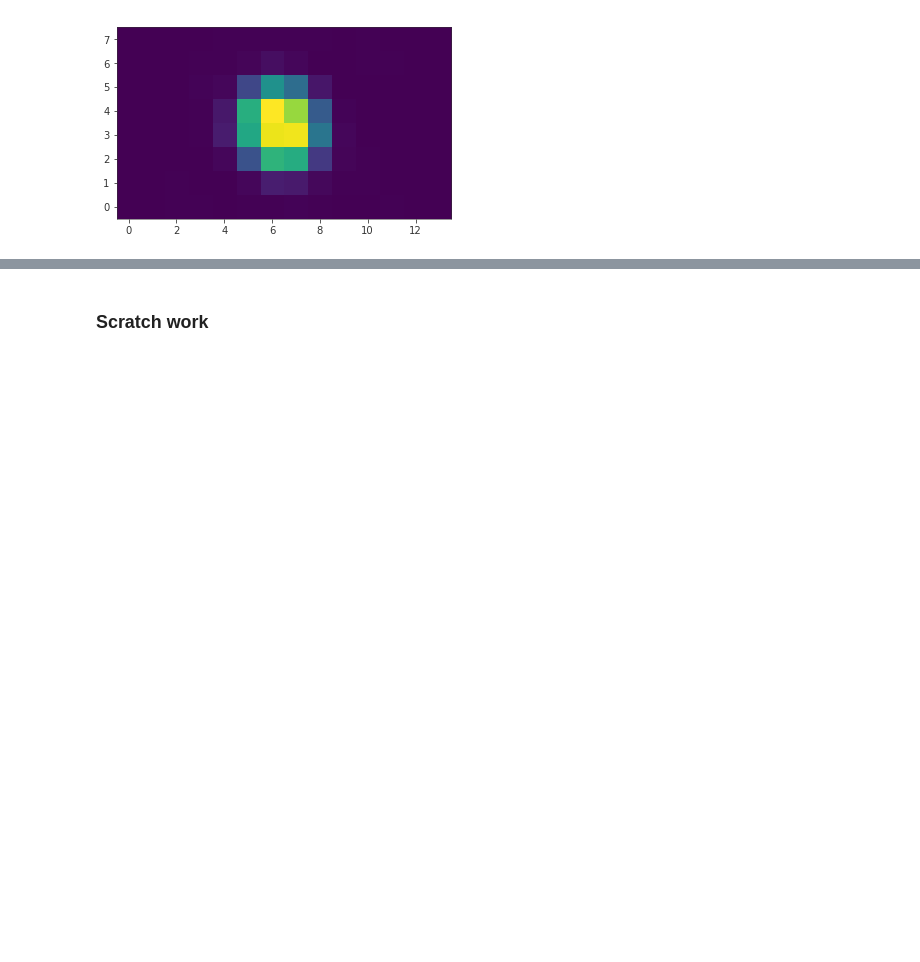
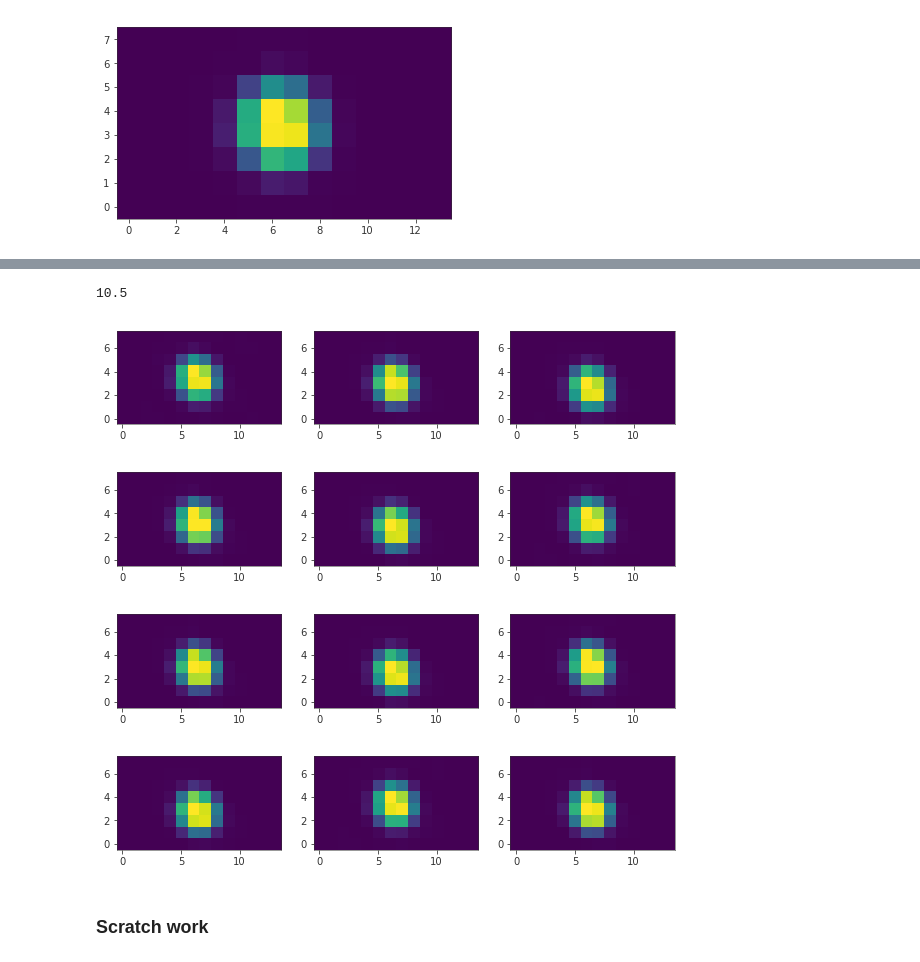
Before and after one commit to desihub/gpu_specter, a Jupyter notebook: ProjectionMatrix.ipynb, the cells around one changed output, grey strips where cells are left out. Saved outputs shown, nothing was run; the diff lists cells and outputs as text; code cells hidden in the pictures; blank space fills up the shorter version.

Commit message:
WIP calculating multiple spots

```diff
--- a/ProjectionMatrix.ipynb
+++ b/ProjectionMatrix.ipynb
@@ -114,8 +115,11 @@ print('yedges.shape = {}'.format(yedges.shape))
 xedges = ((xedges + p['X'][ispec]%1)/p['GHSIGX'][ispec])
 yedges = ((yedges + p['Y'][ispec]%1)/p['GHSIGY'][ispec])
 
-HVx = He.hermevander(xedges, psfdata.meta['GHDEGX']).T
-HVy = He.hermevander(yedges, psfdata.meta['GHDEGY']).T
+ghdegx = psfdata.meta['GHDEGX']
+ghdegy = psfdata.meta['GHDEGY']
+
+HVx = He.hermevander(xedges, ghdegx).T
+HVy = He.hermevander(yedges, ghdegy).T
 print('HVx.shape = {}'.format(HVx.shape))
 print('HVy.shape = {}'.format(HVy.shape))
 # %% [output]
@@ -208,0 +201,8 @@ imshow(spot)
+# %%
+t0 = time.time()
+ispec = 0
+spots = np.zeros((nwave, ny, nx))
+for iwave in range(nwave):
+    spots[iwave] = evalspot(iwave=iwave, ghc=p['GH'][:,:,ispec,iwave])
+dt = time.time() - t0
+print(dt)
@@ -208,0 +211,23 @@ imshow(spot)
+# %%
+@numba.jit(nopython=True)
+def multispot(ghc):
+    #- globals: pGHx, pGHy
+    nx = pGHx.shape[-1]
+    ny = pGHy.shape[-1]
+    nwave = pGHx.shape[1]
+    spots = np.zeros((nwave, ny, nx))
+
+    tmpspot = np.zeros((ny,nx))
+    for iwave in range(nwave):
+        for i in range(pGHx.shape[0]):
+            px = pGHx[i,iwave]
+            for j in range(0, pGHy.shape[0]):
+                py = pGHy[j,iwave]
+                c = ghc[i,j,iwave]
+                for iy in range(len(py)):
+                    for ix in range(len(px)):
+                        spots[iwave, iy, ix] += c * py[iy] * px[ix]
+
+    return spots
+
+spots = multispot(p['GH'][:,:,ispec,:])
@@ -209,3 +238,14 @@ imshow(spot)
+# %%
+21e-3*500
+# %% [output]
+10.5
+# %%
+figure(figsize=(10,10))
+for i in range(12):
+    subplot(4,3,i+1)
+    imshow(spots[i])
+# %% [output]
+[figure, added]
 # %% [markdown]
 ### Scratch work
 # %%
```
Also changed, not shown: parts of 32 cells of this notebook.
